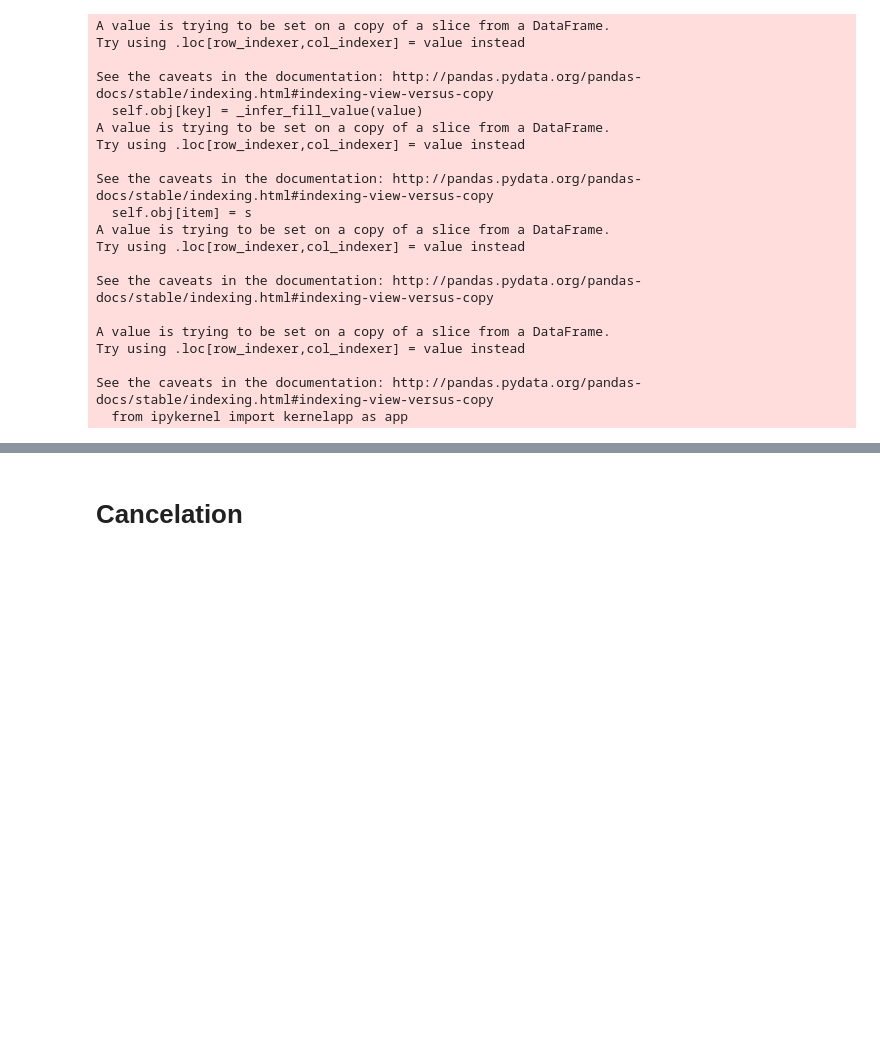
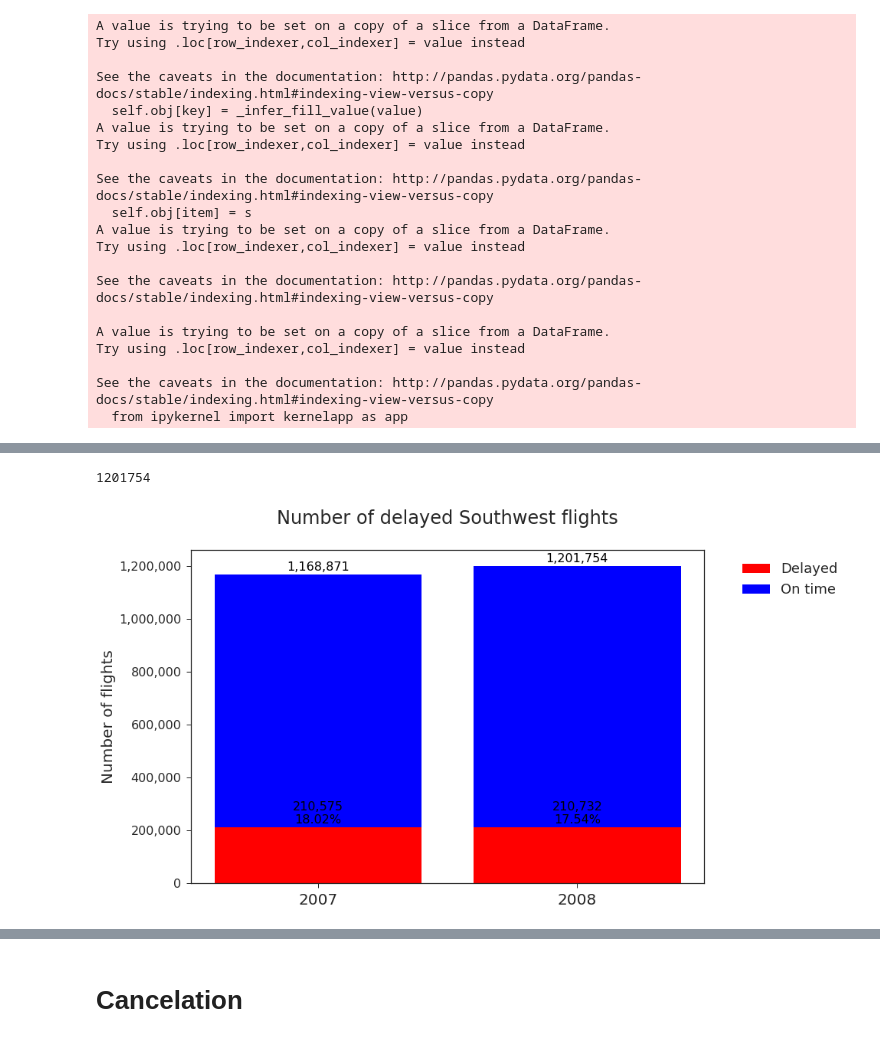
Before and after one commit to Zibski/Airline-on-time, a Jupyter notebook: Data Exploration.ipynb, the cells around one changed output, grey strips where cells are left out. Saved outputs shown, nothing was run; the diff lists cells and outputs as text; code cells hidden in the pictures; blank space fills up the shorter version.

Commit message:
Debugged charts

```diff
--- a/Data Exploration.ipynb
+++ b/Data Exploration.ipynb
@@ -140,36 +176,44 @@ bivariate(df)
+# %%
+y2.iloc[1].values[0]
+# %% [output]
+1201754
 # %%
 y1 = df[df['ArrDelay']>15][['Year','ArrDelay']].groupby(['Year']).count()
 y2 = df[['Year', 'Month']].groupby(['Year']).count()
 
 width = 0.35
 
 fig = plt.figure(figsize=(12, 8))
 
 
 p1 = plt.bar(y1.index, y1.values.reshape(len(y1),),color='red')
 p2 = plt.bar(y2.index, (y2.values.reshape(len(y1),) - y1.values.reshape(2,)),
              bottom=y1.values.reshape(len(y1),), color='blue')
 
-plt.ylabel('Number of flights', fontsize=18)
-plt.title('Number of delayed Southwest flights', fontsize=20)
-plt.legend(['Delayed', 'On time'], fontsize=16)
-plt.xticks(y1.index,('2007', '2008'), fontsize=16)
+plt.ylabel('Number of flights', fontsize=20)
+plt.title('Number of delayed Southwest flights\n', fontsize=24)
+plt.legend(['Delayed', 'On time'], fontsize=18, bbox_to_anchor=(1.05, 1))
+plt.xticks(y1.index,('2007', '2008'), fontsize=20)
 plt.yticks(fontsize=16)
 ax = plt.gca()
 ax.get_yaxis().set_major_formatter(
     matplotlib.ticker.FuncFormatter(lambda x, p: format(int(x), ',')))
-
+i=0
 for bar1 in p1:
     plt.gca().text(bar1.get_x() + bar1.get_width()/2,
-                    bar1.get_height() + 15000, format(int(bar1.get_height()), ','),
+                    bar1.get_height() + 15000, str(format(y1.iloc[i].values[0], ',')) + '\n' + str(round(100*y1.iloc[i].values[0]/y2.iloc[i].values[0],2)) + '%',
                     ha='center', color='black', fontsize=16)
+    i+=1
 i=0
 for bar2 in p2:
     plt.gca().text(bar2.get_x() + bar2.get_width()/2,
-                    bar2.get_height() + y1.values[i] + 15000, format(int(bar2.get_height()), ','),
+                    bar2.get_height() + y1.values[i] + 15000, format(y2.iloc[i].values[0], ','),
                     ha='center', color='black', fontsize=16)
+    i+=1
 
 plt.show()
+# %% [output]
+[figure, added]
 # %%
 y1 = df[df['ArrDelay']>15][['Month','ArrDelay']].groupby(['Month']).count()
 y2 = df[['Year', 'Month']].groupby(['Month']).count()
```
Also changed, not shown: parts of 16 cells of this notebook.
